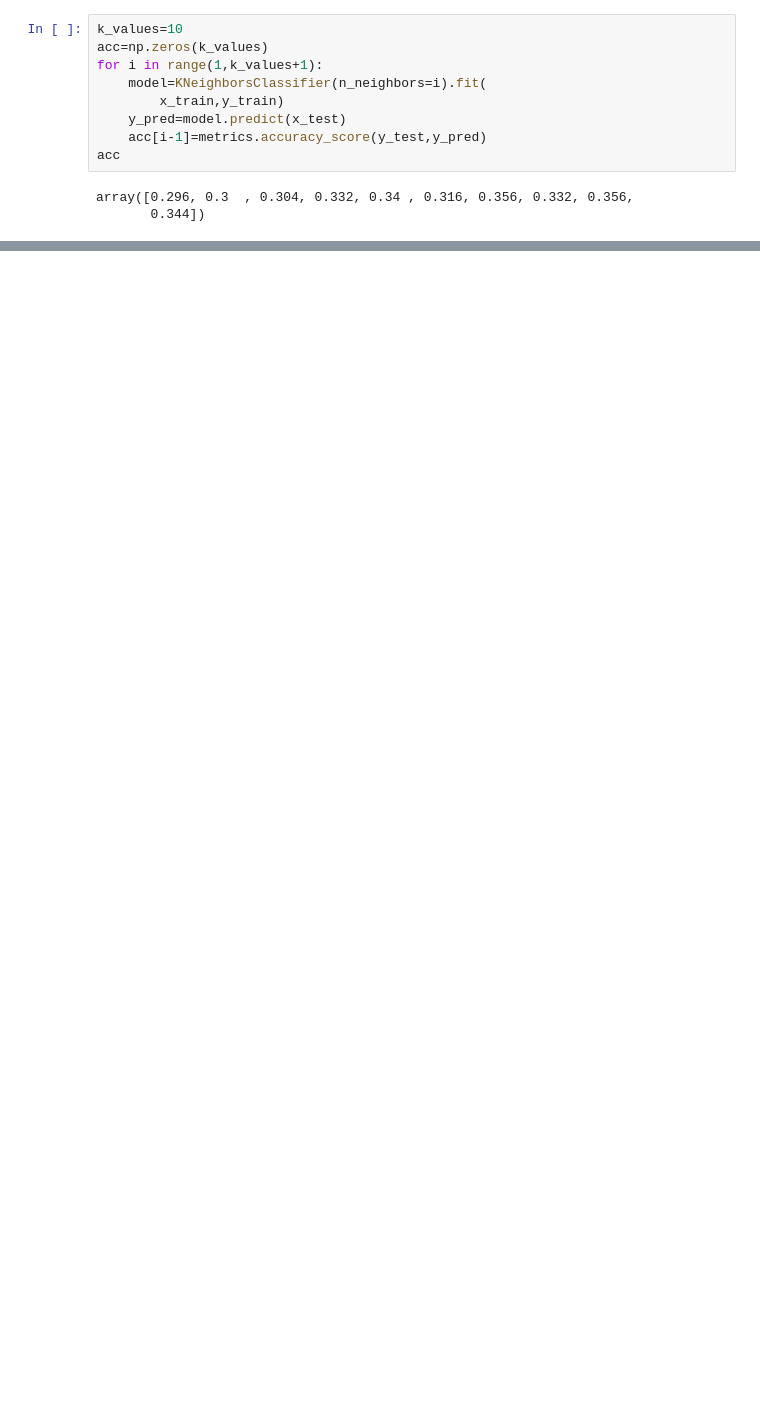
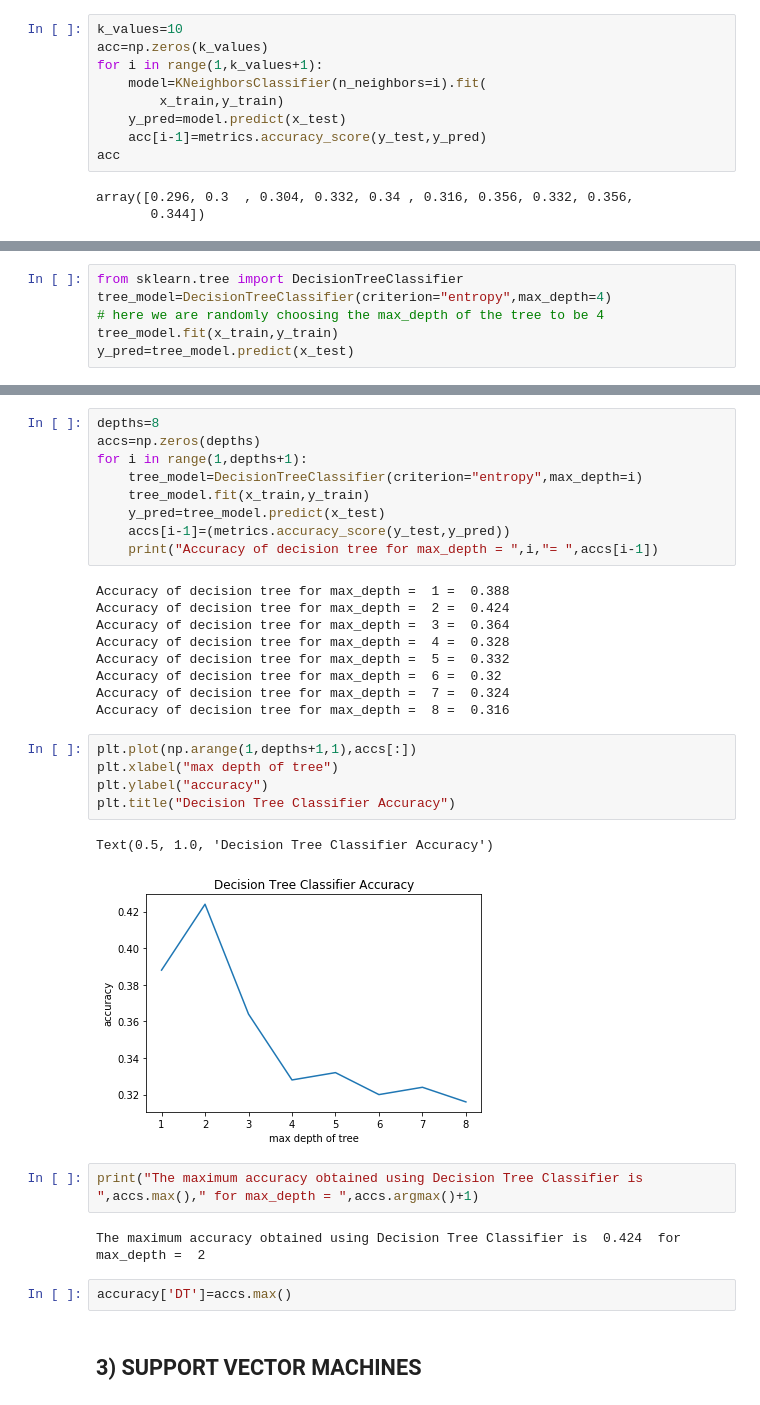
Before and after one commit to Bhargavi-Chevva/ML-Classifier, a Jupyter notebook: Machine Learning.ipynb, the cells around one changed output, grey strips where cells are left out. Cells and saved outputs as stored; diff of their text form; blank space fills up the shorter version.

```diff
--- a/Machine Learning.ipynb
+++ b/Machine Learning.ipynb
@@ -174,0 +213,6 @@ print("The maximum accuracy obtained using KNN Classifier is ",acc.max()," for k
+# %%
+from sklearn.tree import DecisionTreeClassifier
+tree_model=DecisionTreeClassifier(criterion="entropy",max_depth=4)
+# here we are randomly choosing the max_depth of the tree to be 4
+tree_model.fit(x_train,y_train)
+y_pred=tree_model.predict(x_test)
@@ -174,0 +225,34 @@ print("The maximum accuracy obtained using KNN Classifier is ",acc.max()," for k
+# %%
+depths=8
+accs=np.zeros(depths)
+for i in range(1,depths+1):
+    tree_model=DecisionTreeClassifier(criterion="entropy",max_depth=i)
+    tree_model.fit(x_train,y_train)
+    y_pred=tree_model.predict(x_test)
+    accs[i-1]=(metrics.accuracy_score(y_test,y_pred))
+    print("Accuracy of decision tree for max_depth = ",i,"= ",accs[i-1])
+# %% [output]
+Accuracy of decision tree for max_depth =  1 =  0.388
+Accuracy of decision tree for max_depth =  2 =  0.424
+Accuracy of decision tree for max_depth =  3 =  0.364
+Accuracy of decision tree for max_depth =  4 =  0.328
+Accuracy of decision tree for max_depth =  5 =  0.332
+Accuracy of decision tree for max_depth =  6 =  0.32
+Accuracy of decision tree for max_depth =  7 =  0.324
+Accuracy of decision tree for max_depth =  8 =  0.316
+# %%
+plt.plot(np.arange(1,depths+1,1),accs[:])
+plt.xlabel("max depth of tree")
+plt.ylabel("accuracy")
+plt.title("Decision Tree Classifier Accuracy")
+# %% [output]
+Text(0.5, 1.0, 'Decision Tree Classifier Accuracy')
+[figure, added]
+# %%
+print("The maximum accuracy obtained using Decision Tree Classifier is ",accs.max()," for max_depth = ",accs.argmax()+1)
+# %% [output]
+The maximum accuracy obtained using Decision Tree Classifier is  0.424  for max_depth =  2
+# %%
+accuracy['DT']=accs.max()
+# %% [markdown]
+## 3) SUPPORT VECTOR MACHINES
```
Also changed, not shown: parts of 55 cells of this notebook.
